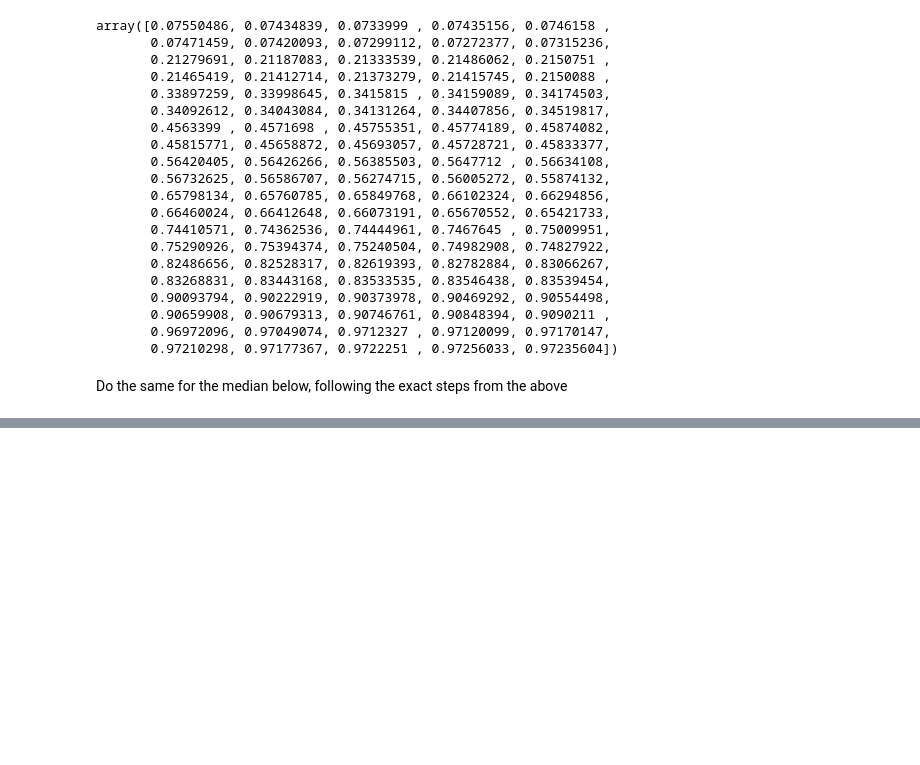
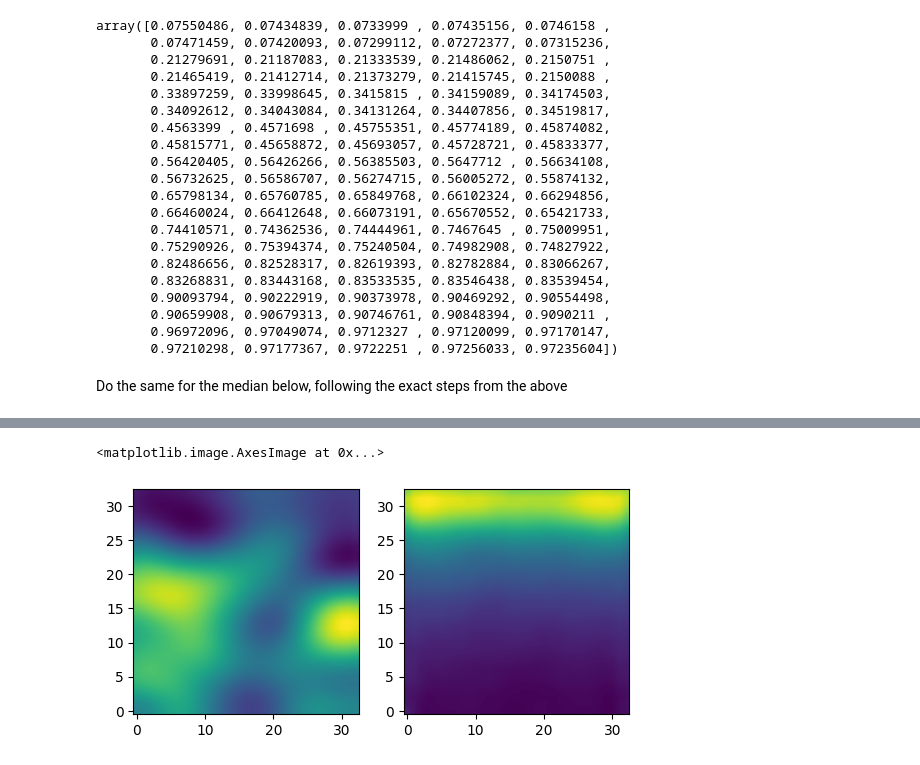
Before and after one commit to abjohnson117/TransportVsMcmcExperiments, a Jupyter notebook: poisson/pick_yobs.ipynb, the cells around one changed output, grey strips where cells are left out. Drawn from its saved outputs; the diff is of its cells as text; code cells hidden in the pictures; blank space fills up the shorter version.

Commit message:
Adding mcmc results on different conditioning variables

```diff
--- a/poisson/pick_yobs.ipynb
+++ b/poisson/pick_yobs.ipynb
@@ -67,0 +103,14 @@ Do the same for the median below, following the exact steps from the above
+# %%
+import numpy as np
+import matplotlib.pyplot as plt
+
+u_samps0 = np.load("mcmc_98/chain_00/hmala_samples.npy")
+u_mean0 = np.mean(u_samps0, axis=0)
+u_var0 = np.var(u_samps0, axis=0)
+fig, ax = plt.subplots(1, 2)
+
+ax[0].imshow(u_mean0.reshape(33, 33), origin="lower", interpolation="bilinear")
+ax[1].imshow(u_var0.reshape(33, 33), origin="lower", interpolation="bilinear")
+# %% [output]
+<matplotlib.image.AxesImage at 0x...>
+[figure, added]
```
Also changed, not shown: parts of 4 cells of this notebook, 10 other files.
